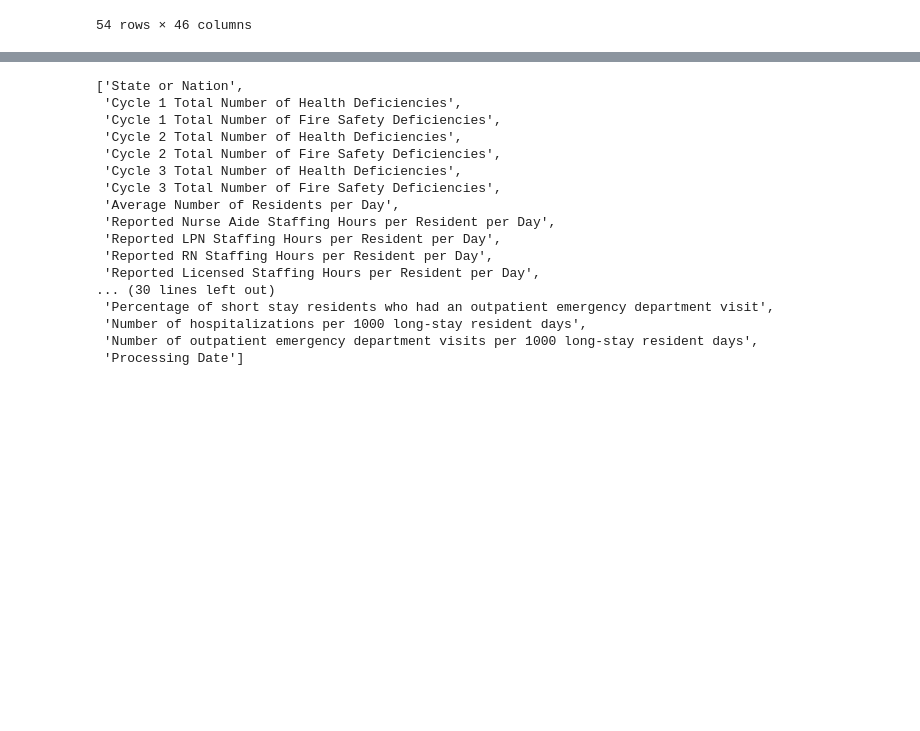
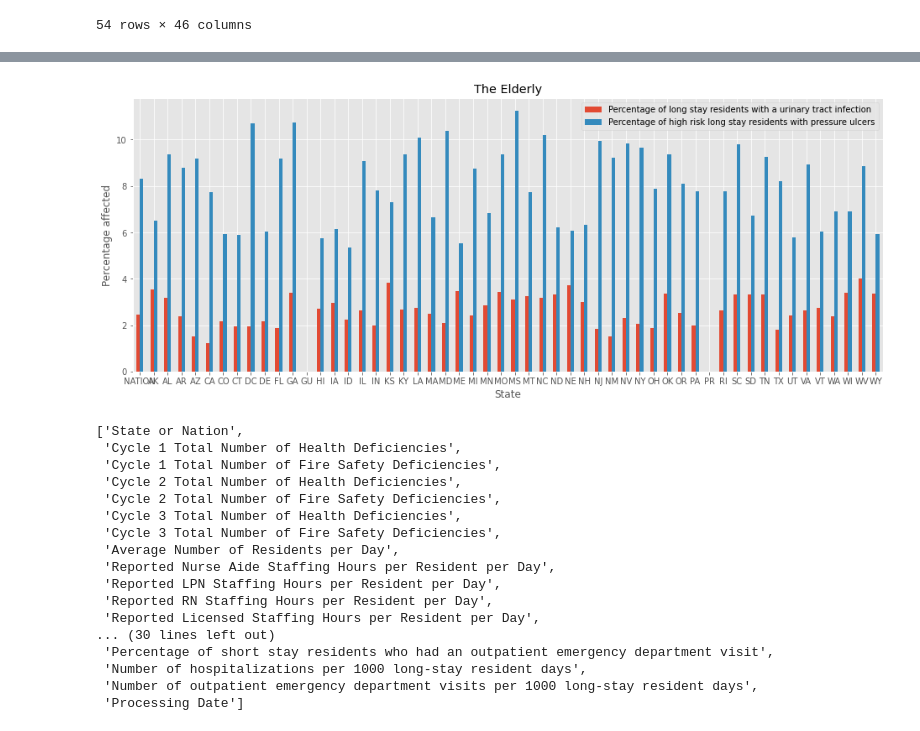
Before and after one commit to AlexGalczak/Python-term-project, a Jupyter notebook: AG Python Project.ipynb, the cells around one changed output, grey strips where cells are left out. Drawn from its saved outputs; the diff is of its cells as text; code cells hidden in the pictures; blank space fills up the shorter version.

```diff
--- a/AG Python Project.ipynb
+++ b/AG Python Project.ipynb
@@ -86,3 +128,13 @@ SyntaxError: positional argument follows keyword argument (Temp/ipykernel_22548/
+# %%
+plt.rcParams["figure.figsize"] = [16, 6]
+
+state_ave_plot = state_ave.plot.bar(x='State or Nation', \
+                        y=['Percentage of long stay residents with a urinary tract infection'\
+                           ,'Percentage of high risk long stay residents with pressure ulcers'], rot=0,\
+                  title = 'The Elderly', xlabel = 'State', ylabel = 'Percentage affected')
+#state_ave_plot.axis()
+# %% [output]
+[figure, added]
 # %%
 state_ave.columns.tolist()
 # %% [output]
```
Also changed, not shown: parts of 5 cells of this notebook.
